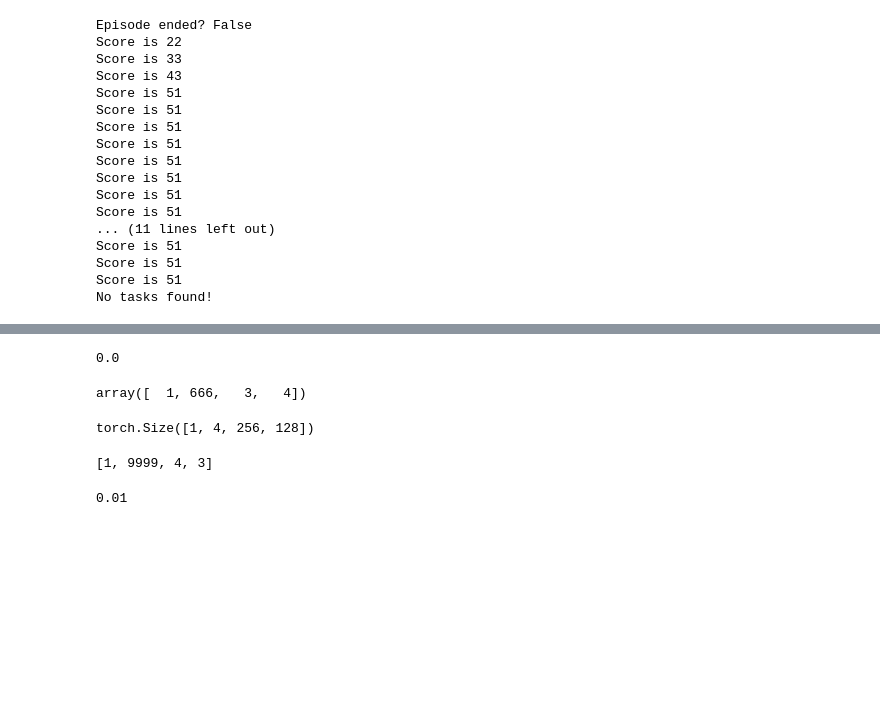
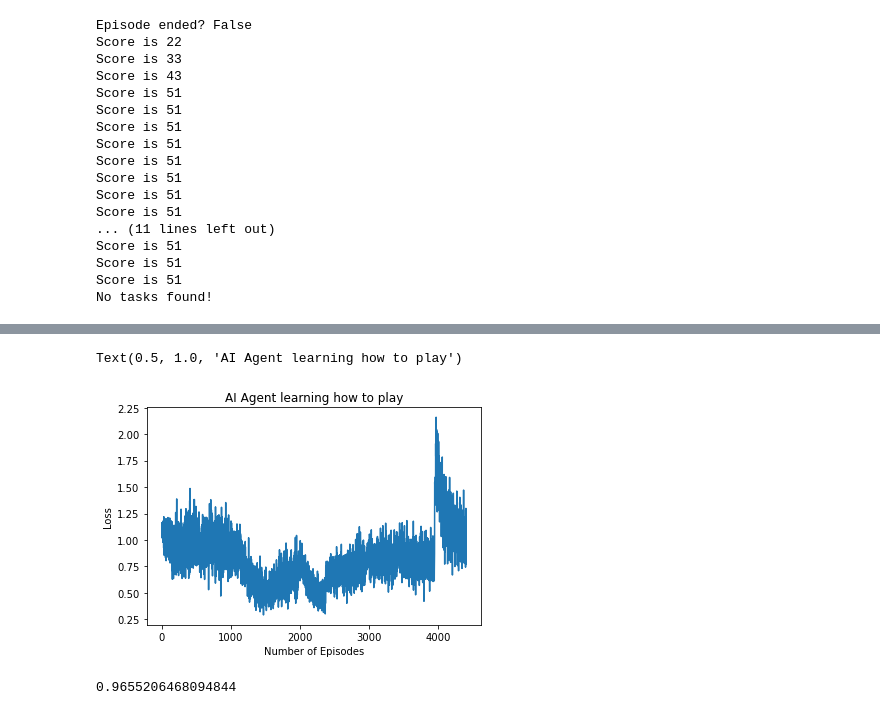
Before and after one commit to HarshitBSharma/AIPlaysDino, a Jupyter notebook: DinoDQN_v2.ipynb, the cells around one changed output, grey strips where cells are left out. Drawn from its saved outputs; the diff is of its cells as text; code cells hidden in the pictures; blank space fills up the shorter version.

```diff
--- a/DinoDQN_v2.ipynb
+++ b/DinoDQN_v2.ipynb
@@ -442,27 +431,23 @@ a[1, 1]
-# %%
-b[0, 1]
-# %% [output]
-0.0
-# %%
-a = np.array([1, 2,3, 4])
-a[1] = 666
-a
-# %% [output]
-array([  1, 666,   3,   4])
-# %%
-state = env.get_screenshot()
-print(state.shape)
-# %% [output]
-torch.Size([1, 4, 256, 128])
-# %%
-a = [1, 2,4 ,3]
-b = a
-a[1] = 9999
-b
-# %% [output]
-[1, 9999, 4, 3]
-# %%
-models = torch.load('.//v2_models/model.pt')
-print(models['epsilon'])
-# %% [output]
-0.01
+# %%
+a1 = np.genfromtxt('.//v2_models/data_1000E_128BE.csv', delimiter=',')
+a2 = np.genfromtxt('.//v2_models/data-2-1000E_128BS.csv', delimiter=',')
+a3 = np.genfromtxt('.//v2_models/data-4-1000E_128BS.csv', delimiter=',')
+a4 = np.genfromtxt('.//v2_models/data-5-1000E_128BS.csv', delimiter=',')
+a5 = np.genfromtxt('.//v2_models/data6-500E.csv', delimiter=',')
+a2 = np.append(a1, a2)
+a3 = np.append(a2, a3)
+a4 = np.append(a3, a4)
+a5 = np.append(a4, a5)
+#a5 = np.append(a4, a3)
+fig = plt.figure()
+plt.plot( [i for i in range(len(a5))], a5)
+plt.xlabel('Number of Episodes')
+plt.ylabel('Loss')
+plt.title('AI Agent learning how to play')
+# %% [output]
+Text(0.5, 1.0, 'AI Agent learning how to play')
+[figure, added]
+# %%
+epsilon_trend[-1]
+# %% [output]
+0.9655206468094844
```
Also changed, not shown: parts of 12 cells of this notebook.
